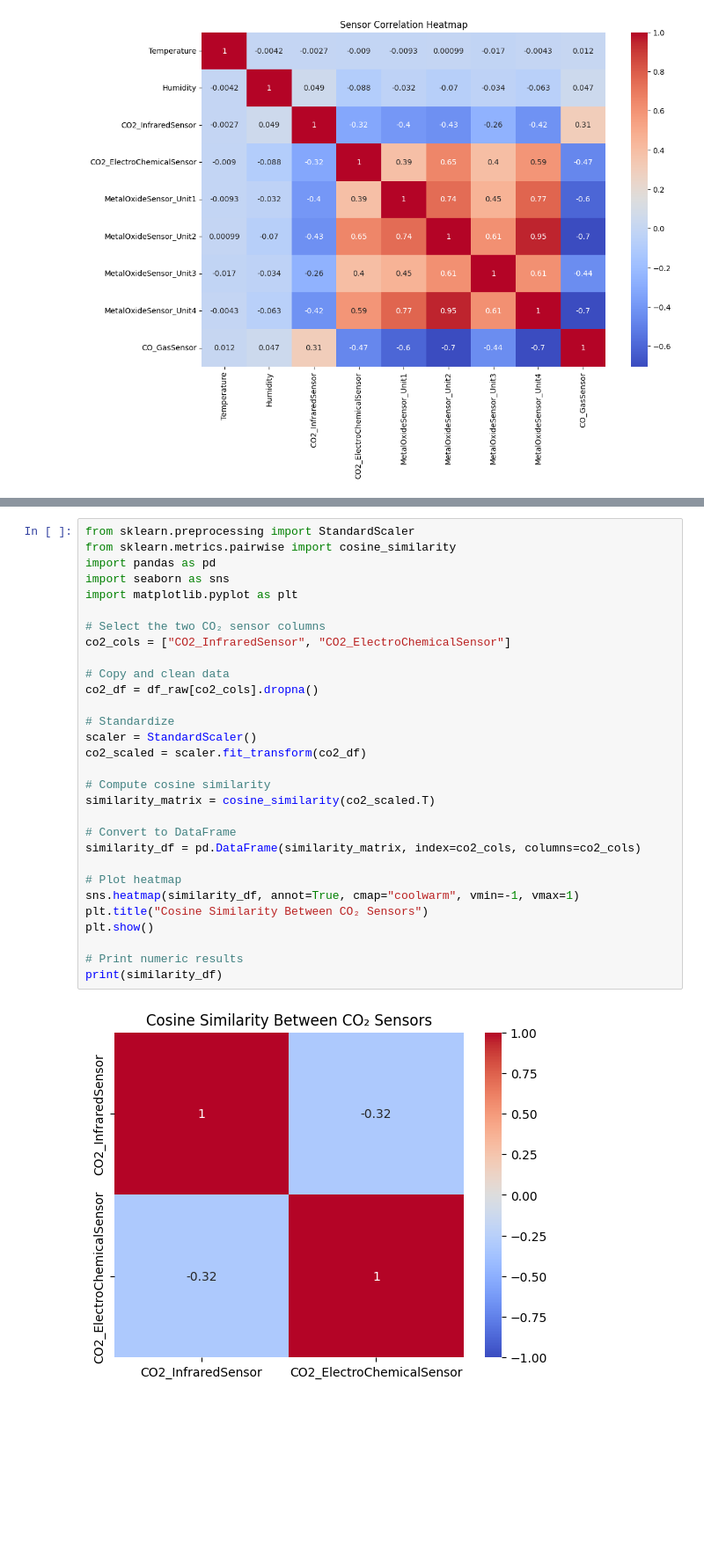
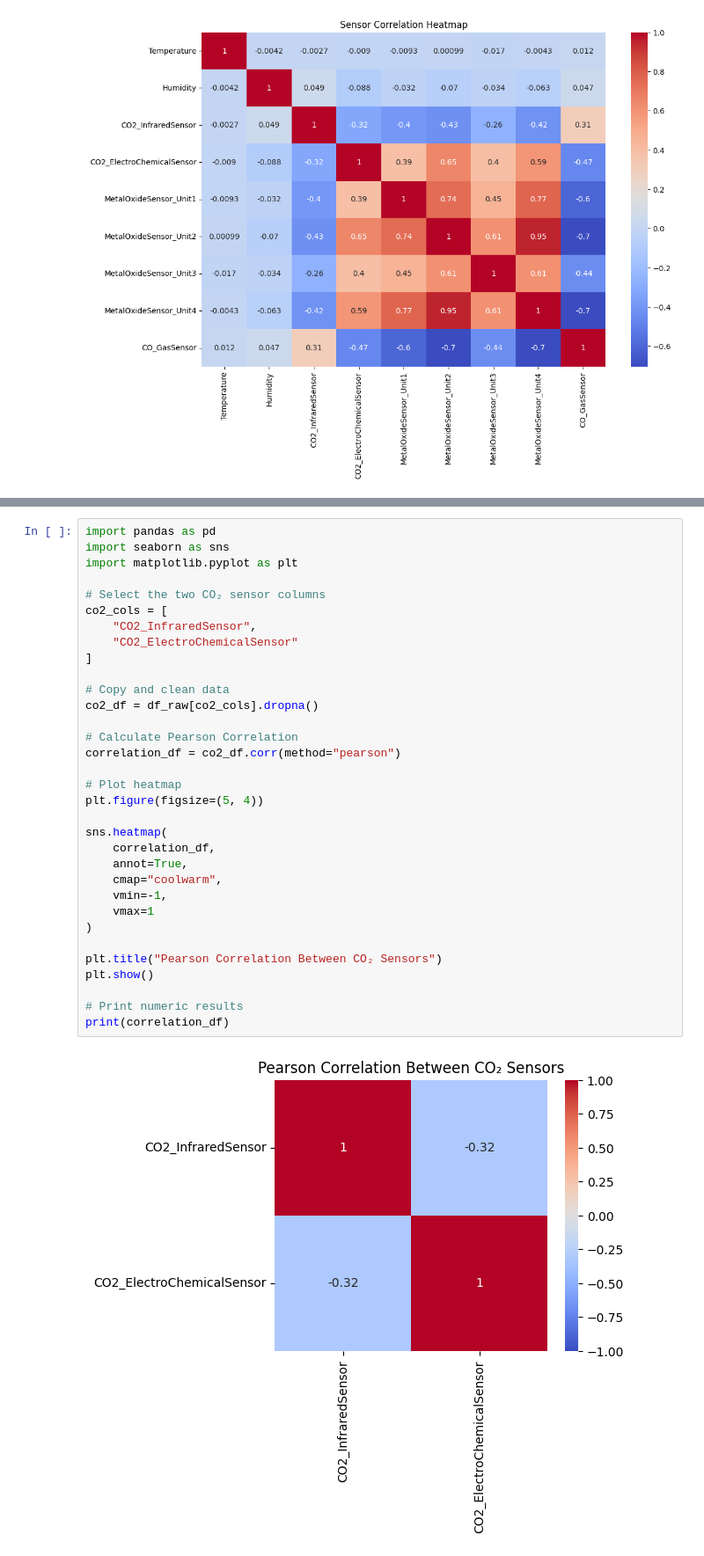
Before and after one commit to SuMyatMon17/AI_Solution_Development_Project, a Jupyter notebook: eda.ipynb, the cells around one changed output, grey strips where cells are left out. Shown at 88% size. Drawn from its saved outputs; the diff is of its cells as text; blank space fills up the shorter version.

```diff
--- a/eda.ipynb
+++ b/eda.ipynb
@@ -549,35 +589,38 @@ Key Observation: MetalOxideSensor_Unit2 and MetalOxideSensor_Unit4 show the high
 # %%
-from sklearn.preprocessing import StandardScaler
-from sklearn.metrics.pairwise import cosine_similarity
 import pandas as pd
 import seaborn as sns
 import matplotlib.pyplot as plt
 
 # Select the two CO₂ sensor columns
-co2_cols = ["CO2_InfraredSensor", "CO2_ElectroChemicalSensor"]
+co2_cols = [
+    "CO2_InfraredSensor",
+    "CO2_ElectroChemicalSensor"
+]
 
 # Copy and clean data
 co2_df = df_raw[co2_cols].dropna()
 
-# Standardize
-scaler = StandardScaler()
-co2_scaled = scaler.fit_transform(co2_df)
-
-# Compute cosine similarity
-similarity_matrix = cosine_similarity(co2_scaled.T)
-
-# Convert to DataFrame
-similarity_df = pd.DataFrame(similarity_matrix, index=co2_cols, columns=co2_cols)
+# Calculate Pearson Correlation
+correlation_df = co2_df.corr(method="pearson")
 
 # Plot heatmap
-sns.heatmap(similarity_df, annot=True, cmap="coolwarm", vmin=-1, vmax=1)
-plt.title("Cosine Similarity Between CO₂ Sensors")
+plt.figure(figsize=(5, 4))
+
+sns.heatmap(
+    correlation_df,
+    annot=True,
+    cmap="coolwarm",
+    vmin=-1,
+    vmax=1
+)
+
+plt.title("Pearson Correlation Between CO₂ Sensors")
 plt.show()
 
 # Print numeric results
-print(similarity_df)
+print(correlation_df)
 # %% [output]
-[figure, old version]
+[figure, new version]
                            CO2_InfraredSensor  CO2_ElectroChemicalSensor
 CO2_InfraredSensor                   1.000000                  -0.318149
 CO2_ElectroChemicalSensor           -0.318149                   1.000000
```
Also changed, not shown: parts of 11 cells of this notebook.
